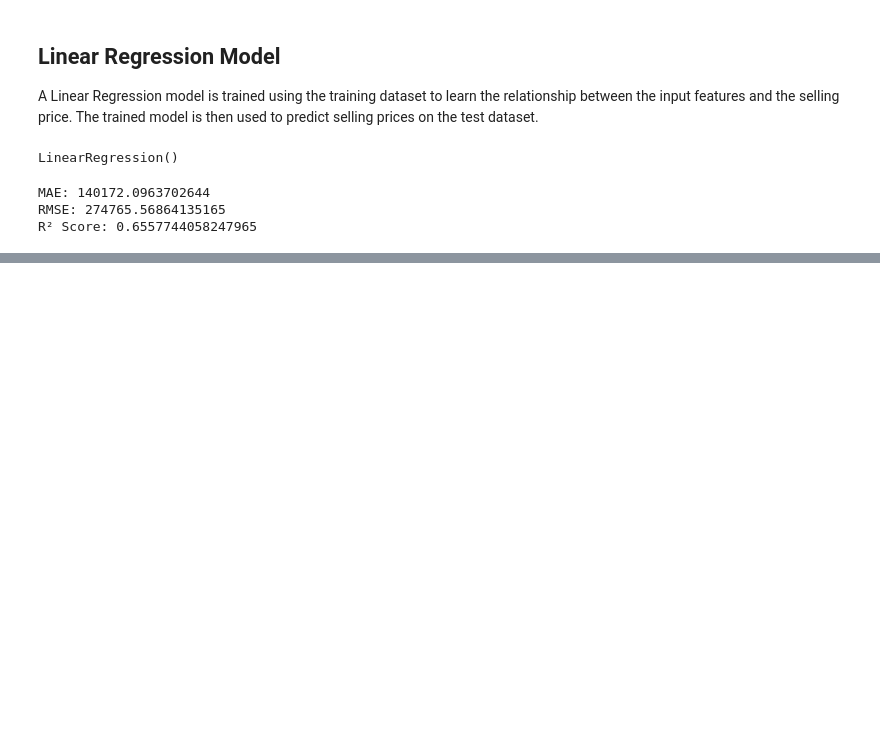
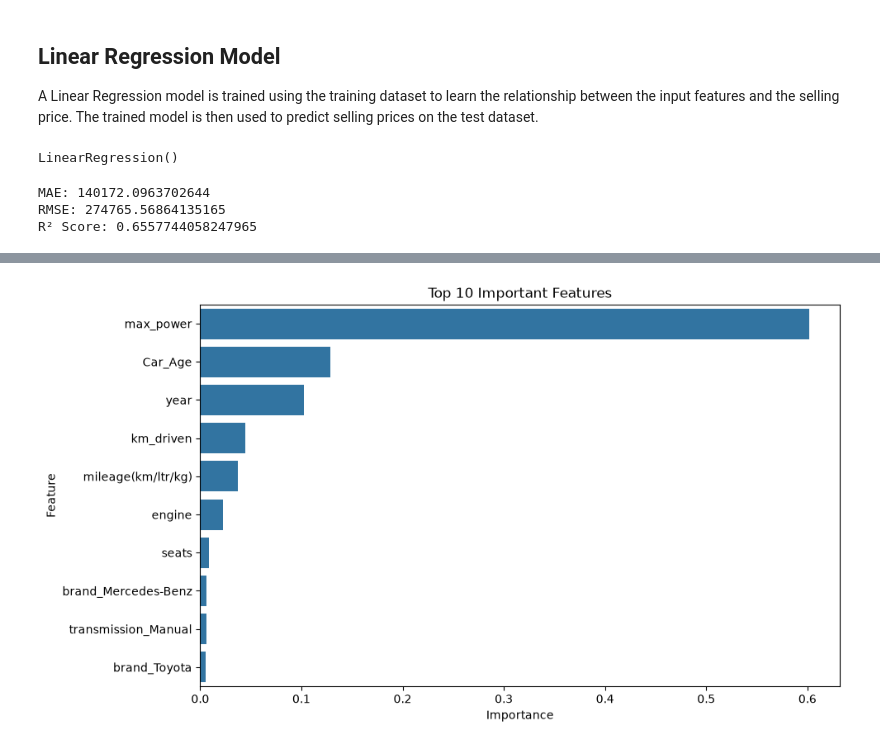
Before and after one commit to SrajanSK/OIBSIP, a Jupyter notebook: SrajanShukla_Task3/SrajanShukla_Task3.ipynb, the cells around one changed output, grey strips where cells are left out. Saved outputs shown, nothing was run; the diff lists cells and outputs as text; code cells hidden in the pictures; blank space fills up the shorter version.

```diff
--- a/SrajanShukla_Task3/SrajanShukla_Task3.ipynb
+++ b/SrajanShukla_Task3/SrajanShukla_Task3.ipynb
@@ -420,0 +427,4 @@ R² Score: 0.6557744058247965
+# %%
+rf = RandomForestRegressor(n_estimators=100,random_state=42)
+rf.fit(X_train, y_train)
+y_pred_rf = rf.predict(X_test)
@@ -420,0 +461,4 @@ R² Score: 0.6557744058247965
+# %%
+importance = pd.DataFrame({"Feature": X.columns,"Importance": rf.feature_importances_})
+importance = importance.sort_values(by="Importance",ascending=False)
+importance.head(10)
@@ -420,0 +477,9 @@ R² Score: 0.6557744058247965
+# %%
+plt.figure(figsize=(10,6))
+sns.barplot(data=importance.head(10),x="Importance",y="Feature")
+plt.title("Top 10 Important Features")
+plt.xlabel("Importance")
+plt.ylabel("Feature")
+plt.show()
+# %% [output]
+[figure, added]
```
Also changed, not shown: parts of 8 cells of this notebook.
